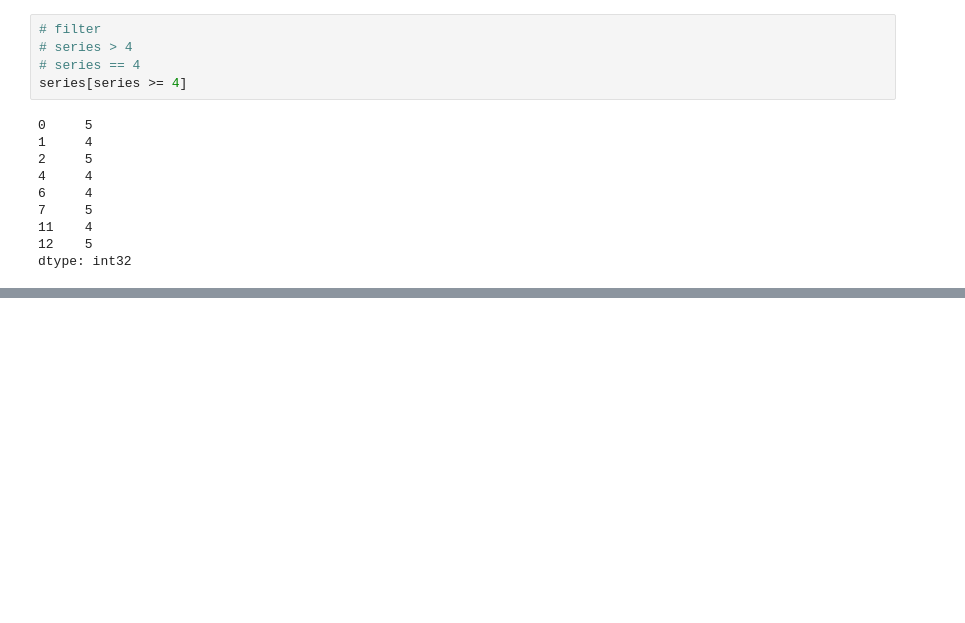
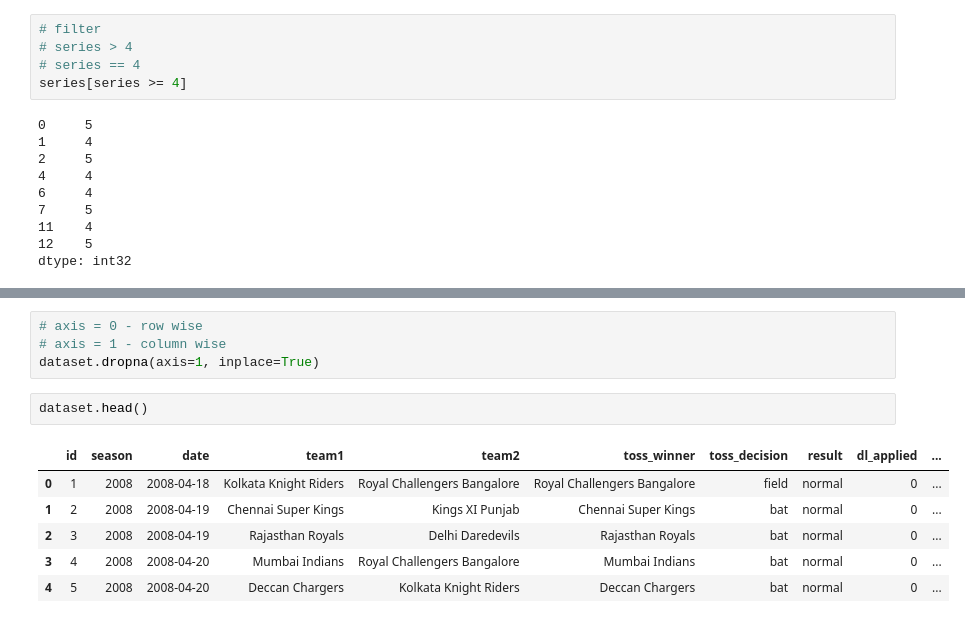
Before and after one commit to ravi4all/ML_JulyRegularEvening, a Jupyter notebook: DataAnalysis/PandasIntroduction.ipynb, the cells around one changed output, grey strips where cells are left out. Drawn from its saved outputs; the diff is of its cells as text; blank space fills up the shorter version.

```diff
--- a/DataAnalysis/PandasIntroduction.ipynb
+++ b/DataAnalysis/PandasIntroduction.ipynb
@@ -59,0 +168,13 @@ dtype: int32
+# %%
+# axis = 0 - row wise
+# axis = 1 - column wise
+dataset.dropna(axis=1, inplace=True)
+# %%
+dataset.head()
+# %% [output]
+|  | id | season | date | team1 | team2 | toss_winner | toss_decision | result | dl_applied | ... |
+| 0 | 1 | 2008 | 2008-04-18 | Kolkata Knight Riders | Royal Challengers Bangalore | Royal Challengers Bangalore | field | normal | 0 | ... |
+| 1 | 2 | 2008 | 2008-04-19 | Chennai Super Kings | Kings XI Punjab | Chennai Super Kings | bat | normal | 0 | ... |
+| 2 | 3 | 2008 | 2008-04-19 | Rajasthan Royals | Delhi Daredevils | Rajasthan Royals | bat | normal | 0 | ... |
+| 3 | 4 | 2008 | 2008-04-20 | Mumbai Indians | Royal Challengers Bangalore | Mumbai Indians | bat | normal | 0 | ... |
+| 4 | 5 | 2008 | 2008-04-20 | Deccan Chargers | Kolkata Knight Riders | Deccan Chargers | bat | normal | 0 | ... |
```
Also changed, not shown: parts of 16 cells of this notebook, 3 other files.
